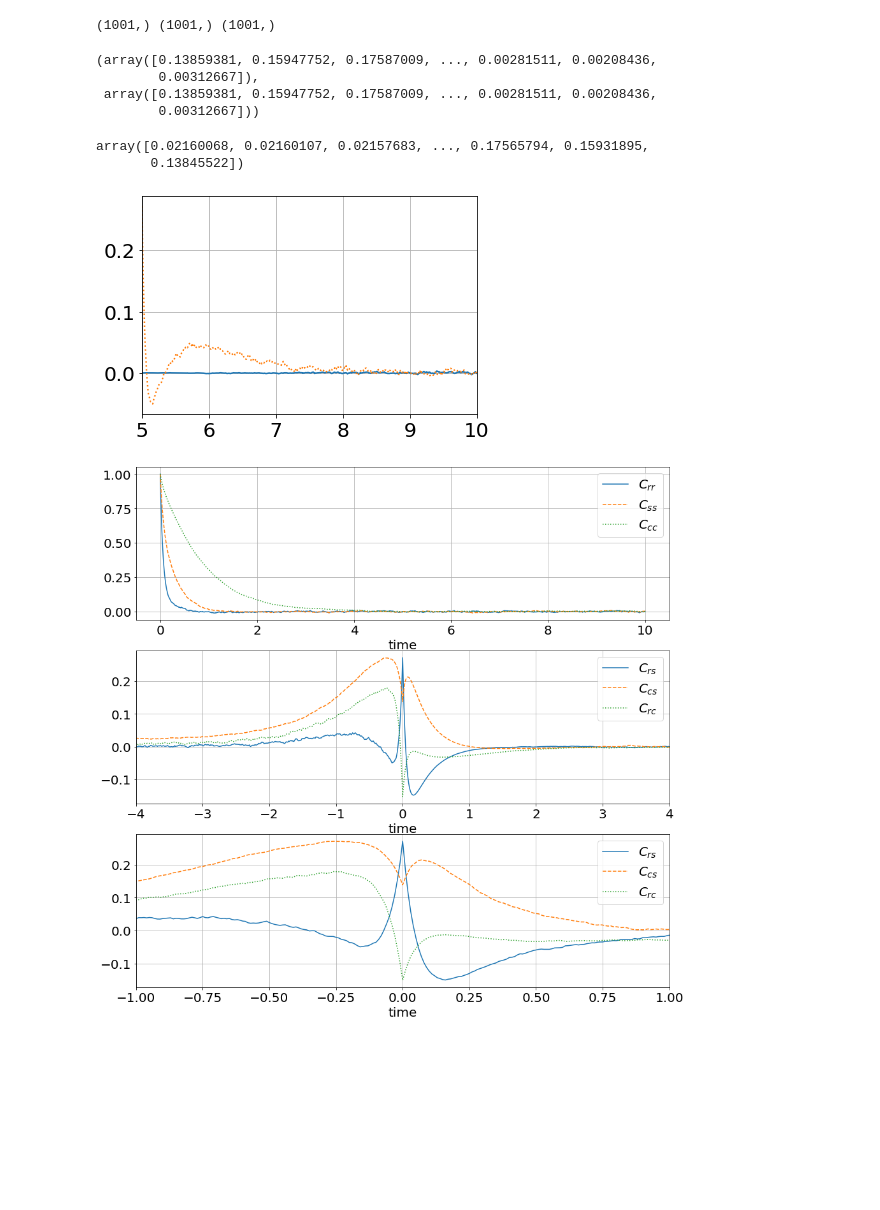
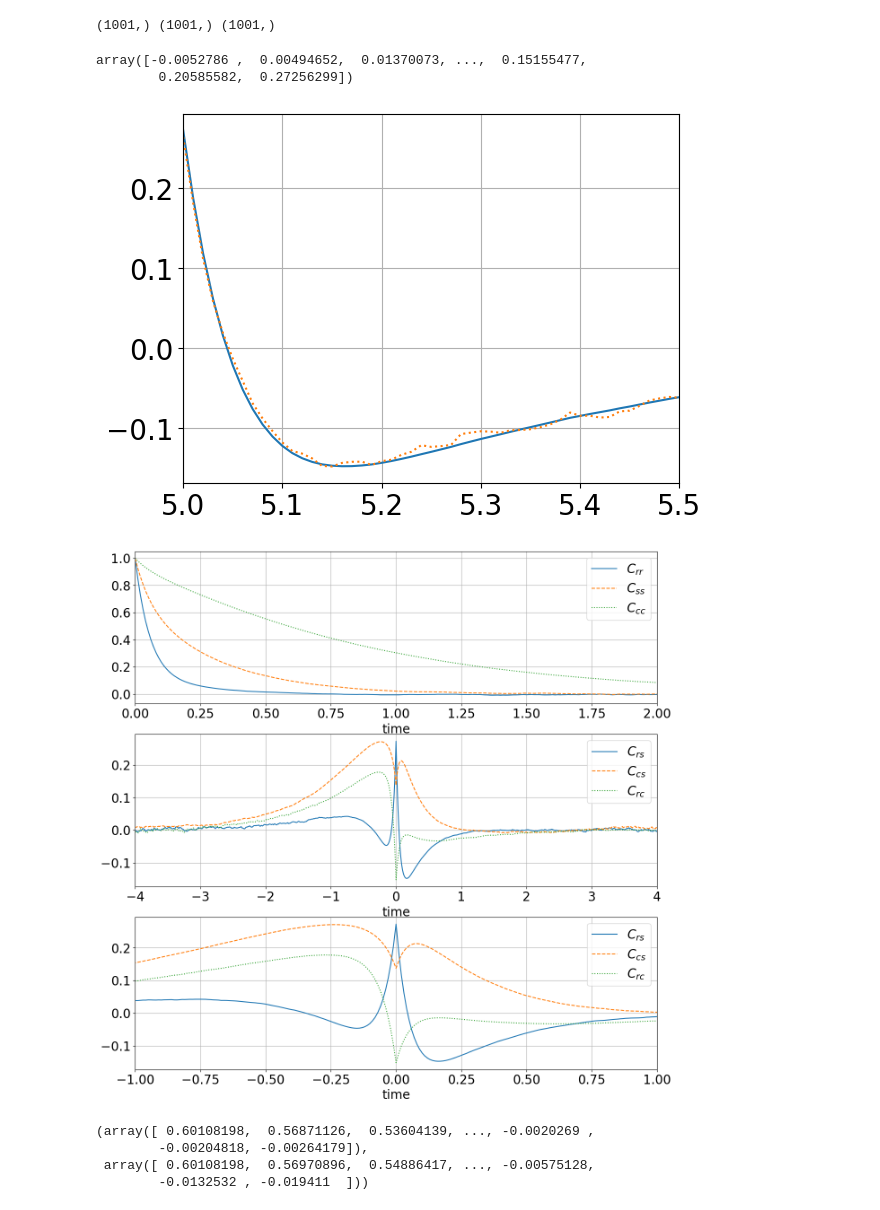
Before and after one commit to yfardella/Gillespie, a Jupyter notebook: Simple_plot_copy.ipynb, the cells around one changed output. Cells and saved outputs as stored; diff of their text form; code cells hidden in the pictures; blank space fills up the shorter version.

```diff
--- a/Simple_plot_copy.ipynb
+++ b/Simple_plot_copy.ipynb
@@ -122,48 +122,52 @@ C_rs_neg_time = np.copy(C_rs[1001,:1001])
 C_rc_neg_time = np.copy(C_rc[1001,:1001])
 C_cs_neg_time = np.copy(C_cs[1001,:1001])
 time_cross = np.concatenate((np.flip(5. - time), time - 5.), axis=None)
-C_cs_neg_time, C_cs[1001,:1001]
-# %% [output]
-(array([0.13859381, 0.15947752, 0.17587009, ..., 0.00281511, 0.00208436,
-        0.00312667]),
- array([0.13859381, 0.15947752, 0.17587009, ..., 0.00281511, 0.00208436,
-        0.00312667]))
 # %%
 Corr_rs = np.copy(C_rs[0,1001:])
 Corr_rc = np.copy(C_rc[0,1001:])
 Corr_cs = np.copy(C_cs[0,1001:])
+Corr_r = np.copy(C_rs[0,:1001])
+Corr_c = np.copy(C_rc[1001,1001:])
+Corr_s = np.copy(C_cs[1001,1001:])
 for k in range(1, 1000):
+    C_rs_neg_time += np.concatenate((C_rs[(1001+k),k:1001],C_rs[1001,(1001-k):1001]), axis=None)
+    C_rc_neg_time += np.concatenate((C_rc[(1001+k),k:1001],C_rc[1001,(1001-k):1001]), axis=None)
+    C_cs_neg_time += np.concatenate((C_cs[(1001+k),k:1001],C_cs[1001,(1001-k):1001]), axis=None)
     Corr_rs += np.concatenate((C_rs[k,(1001+k):],C_rs[0,-k:]), axis=None)
     Corr_rc += np.concatenate((C_rc[k,(1001+k):],C_rc[0,-k:]), axis=None)
     Corr_cs += np.concatenate((C_cs[k,(1001+k):],C_cs[0,-k:]), axis=None)
-    C_rs_neg_time += np.concatenate((C_rs[1001,:k],C_rs[1001+k,:(1001-k)]), axis=None)
-    C_rc_neg_time += np.concatenate((C_rc[1001,:k],C_rc[1001+k,:(1001-k)]), axis=None)
-    C_cs_neg_time += np.concatenate((C_cs[1001,:k],C_cs[1001+k,:(1001-k)]), axis=None)
+    Corr_r += np.concatenate((C_rs[k,k:1001],C_rs[0,(1001-k):1001]), axis=None)
+    Corr_c += np.concatenate((C_rc[(1001+k),(1001+k):],C_rc[1001,-k:]), axis=None)
+    Corr_s += np.concatenate((C_cs[(1001+k),(1001+k):],C_cs[1001,-k:]), axis=None)
 Corr_rs /= 1001.
 Corr_rc /= 1001.
 Corr_cs /= 1001.
-C_rs_neg_time = np.flip(C_rs_neg_time) / 1001.
-C_rc_neg_time = np.flip(C_rc_neg_time) / 1001.
-C_cs_neg_time = np.flip(C_cs_neg_time) / 1001.
-C_cs_neg_time
+Corr_r /= 1001.
+Corr_c /= 1001.
+Corr_s /= 1001.
+C_rs_neg_time = np.flip(C_rs_neg_time) /1001.
+C_rc_neg_time = np.flip(C_rc_neg_time) /1001.
+C_cs_neg_time = np.flip(C_cs_neg_time) /1001.
+C_rs_neg_time
 # %% [output]
-array([0.02160068, 0.02160107, 0.02157683, ..., 0.17565794, 0.15931895,
-       0.13845522])
+array([-0.0052786 ,  0.00494652,  0.01370073, ...,  0.15155477,
+        0.20585582,  0.27256299])
 # %%
-plt.plot(time, C_rs_neg_time)
-plt.plot(time, C_rs[1001,:1001], linestyle = 'dotted')
-plt.xlim([5,10])
+plt.plot(time, Corr_rs)
+plt.plot(time, C_rs[0,1001:], linestyle = 'dotted')
+plt.xlim([5,5.5])
 plt.show()
 # %% [output]
-[figure, old version]
+[figure, new version]
 # %%
 fig, axs = plt.subplots(3,figsize=(15, 15))
 # fig.suptitle('Vertically stacked subplots')
-axs[0].plot(time - 5, C_rs[0,:1001], label = r"$C_{rr}$")
-axs[0].plot(time - 5, C_rs[1001,1001:], linestyle = 'dashed', label = r"$C_{ss}$")
-axs[0].plot(time - 5, C_cs[0,:1001], linestyle = 'dotted', label = r"$C_{cc}$")
+axs[0].plot(time - 5, Corr_r, label = r"$C_{rr}$")
+axs[0].plot(time - 5, Corr_s, linestyle = 'dashed', label = r"$C_{ss}$")
+axs[0].plot(time - 5, Corr_c, linestyle = 'dotted', label = r"$C_{cc}$")
 
 axs[0].set_xlabel(r'time')
+axs[0].set_xlim([0, 2])
 axs[0].legend()
 
 axs[1].plot(time_cross, np.concatenate((C_rs_neg_time,np.array(Corr_rs)), axis=None), label = r"$C_{rs}$")
@@ -174,13 +178,13 @@ axs[1].legend()
 axs[1].set_xlabel(r'time')
 axs[1].set_xlim([-4, 4])
 
-axs[2].plot(time_cross, np.concatenate((C_rs_neg_time,np.array(C_rs[0,1001:])), axis=None), label = r"$C_{rs}$")
-axs[2].plot(time_cross, np.concatenate((C_cs_neg_time,np.array(C_cs[0,1001:])), axis=None), linestyle = 'dashed', label = r"$C_{cs}$")
-axs[2].plot(time_cross, np.concatenate((C_rc_neg_time,np.array(C_rc[0,1001:])), axis=None), linestyle = 'dotted', label = r"$C_{rc}$")
+axs[2].plot(time_cross, np.concatenate((C_rs_neg_time,np.array(Corr_rs)), axis=None), label = r"$C_{rs}$")
+axs[2].plot(time_cross, np.concatenate((C_cs_neg_time,np.array(Corr_cs)), axis=None), linestyle = 'dashed', label = r"$C_{cs}$")
+axs[2].plot(time_cross, np.concatenate((C_rc_neg_time,np.array(Corr_rc)), axis=None), linestyle = 'dotted', label = r"$C_{rc}$")
 
 axs[2].legend()
 axs[2].set_xlabel(r'time')
 axs[2].set_xlim([-1, 1])
 plt.show()
 # %% [output]
-[figure, old version]
+[figure, new version]
@@ -186,0 +194,12 @@ plt.show()
+# %%
+C_RS = np.corrcoef(R, S, rowvar=False)
+Corr_R = np.copy(C_RS[0,:1001])
+Corr_S = np.copy(C_RS[1001,1001:])
+Corr_RS = np.copy(C_RS[0,1001:])
+Corr_RS_neg = np.copy(C_RS[1001,:1001])
+Corr_RS, Corr_RS_neg
+# %% [output]
+(array([ 0.60108198,  0.56871126,  0.53604139, ..., -0.0020269 ,
+        -0.00204818, -0.00264179]),
+ array([ 0.60108198,  0.56970896,  0.54886417, ..., -0.00575128,
+        -0.0132532 , -0.019411  ]))
```
Also changed, not shown: parts of 19 cells of this notebook, 4 other files.
